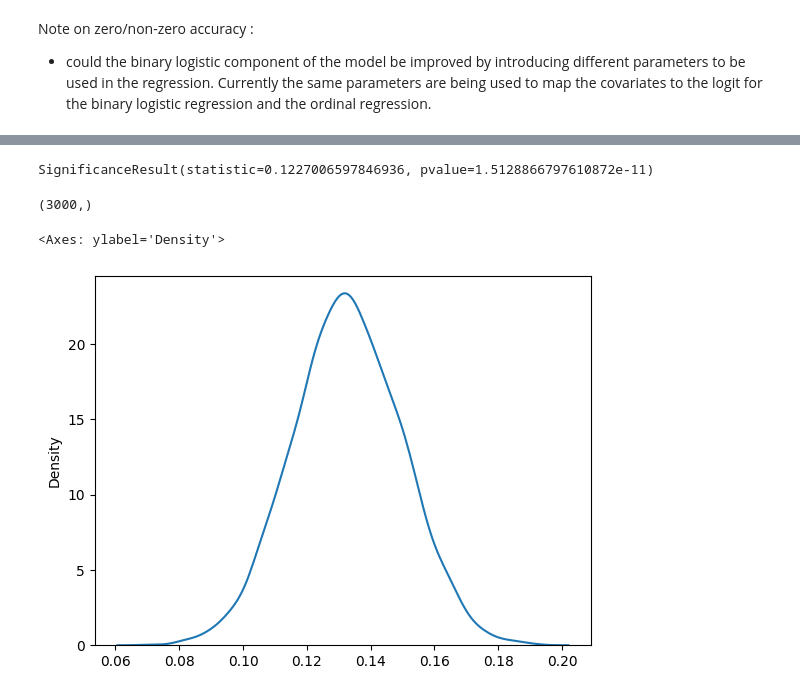
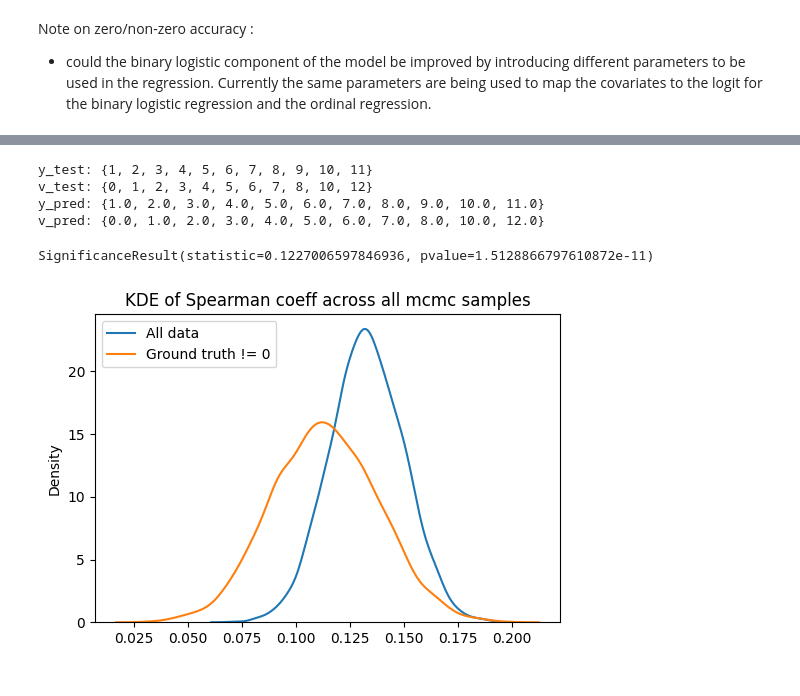
Before and after one commit to KatrionaGoldmann/Eurovision_TDS, a Jupyter notebook: eurovision/model_vote_analysis.ipynb, the cells around one changed output, grey strips where cells are left out. Drawn from its saved outputs; the diff is of its cells as text; code cells hidden in the pictures.

```diff
--- a/eurovision/model_vote_analysis.ipynb
+++ b/eurovision/model_vote_analysis.ipynb
@@ -98 +98,29 @@ Text(0.5, 23.52222222222222, 'Predicted label')
+# %%
+# before doing rank correlation, the variables should be re-mapped back to 0->12 (skipping 9 and 11)
+def format_votes(x):
+  if x == 10.:
+    return 12
+  elif x == 9.:
+    return 10
+  return int(x)
+v_test = [ format_votes(x) for x in (y_test - 1) ]
+v_pred = np.zeros_like(y_pred)
+for c in range(y_pred.shape[0]):
+  for d in range(y_pred.shape[1]):
+    v_pred[c,d,:] = [ format_votes(x) for x in (y_pred[c,d,:] - 1) ]
+print(f'y_test: {set(y_test)}')
+print(f'v_test: {set(v_test)}')
+print(f'y_pred: {set(y_pred[0][0])}')
+print(f'v_pred: {set(v_pred[0][0])}')
+
+v_test_non_z = [ format_votes(x) for x in (y_test_non_z - 1) ]
+v_pred_non_z = np.zeros_like(y_pred_non_z)
+for c in range(y_pred_non_z.shape[0]):
+  for d in range(y_pred_non_z.shape[1]):
+    v_pred_non_z[c,d,:] = [ format_votes(x) for x in (y_pred_non_z[c,d,:] - 1) ]
+# %% [output]
+y_test: {1, 2, 3, 4, 5, 6, 7, 8, 9, 10, 11}
+v_test: {0, 1, 2, 3, 4, 5, 6, 7, 8, 10, 12}
+y_pred: {1.0, 2.0, 3.0, 4.0, 5.0, 6.0, 7.0, 8.0, 9.0, 10.0, 11.0}
+v_pred: {0.0, 1.0, 2.0, 3.0, 4.0, 5.0, 6.0, 7.0, 8.0, 10.0, 12.0}
 # %%
@@ -101,14 +129,23 @@ spearmanr(y_test, y_pred[0][0])
 SignificanceResult(statistic=0.1227006597846936, pvalue=1.5128866797610872e-11)
 # %%
 # evaluate spearmans rank corr coeff distribution across all the chains and samples
-ro = np.zeros((y_pred.shape[0],y_pred.shape[1]))
-for ci in range(y_pred.shape[0]):   # loop chains
-    for si in range(y_pred.shape[1]):   # loop samples
-        ro[ci][si] = spearmanr(y_test, y_pred[ci][si])[0]
+fig,ax = plt.subplots()
+
+# all data
+ro = np.zeros((v_pred.shape[0],v_pred.shape[1]))
+for ci in range(v_pred.shape[0]):   # loop chains
+    for si in range(v_pred.shape[1]):   # loop samples
+        ro[ci][si] = spearmanr(v_test, v_pred[ci][si])[0]
+sns.kdeplot(ro.flatten(),ax=ax)
+ax.set_title('KDE of Spearman coeff across all mcmc samples')
+
+# subset of data where ground truth vote != 0
+ro_non_z = np.zeros((v_pred_non_z.shape[0],v_pred_non_z.shape[1]))
+for ci in range(v_pred_non_z.shape[0]):   # loop chains
+    for si in range(v_pred_non_z.shape[1]):   # loop samples
+        ro_non_z[ci][si] = spearmanr(v_test_non_z, v_pred_non_z[ci][si])[0]
+sns.kdeplot(ro_non_z.flatten(), ax=ax)
+ax.legend(['All data', 'Ground truth != 0'])
+fig.set_size_inches(6,4)
+# %% [output]
+[figure, added]
-# %%
-print(ro.flatten().shape)
-sns.kdeplot(ro.flatten())
-# %% [output]
-(3000,)
-<Axes: ylabel='Density'>
-[figure, removed]
```
Also changed, not shown: parts of 5 cells of this notebook, 3 other files.
